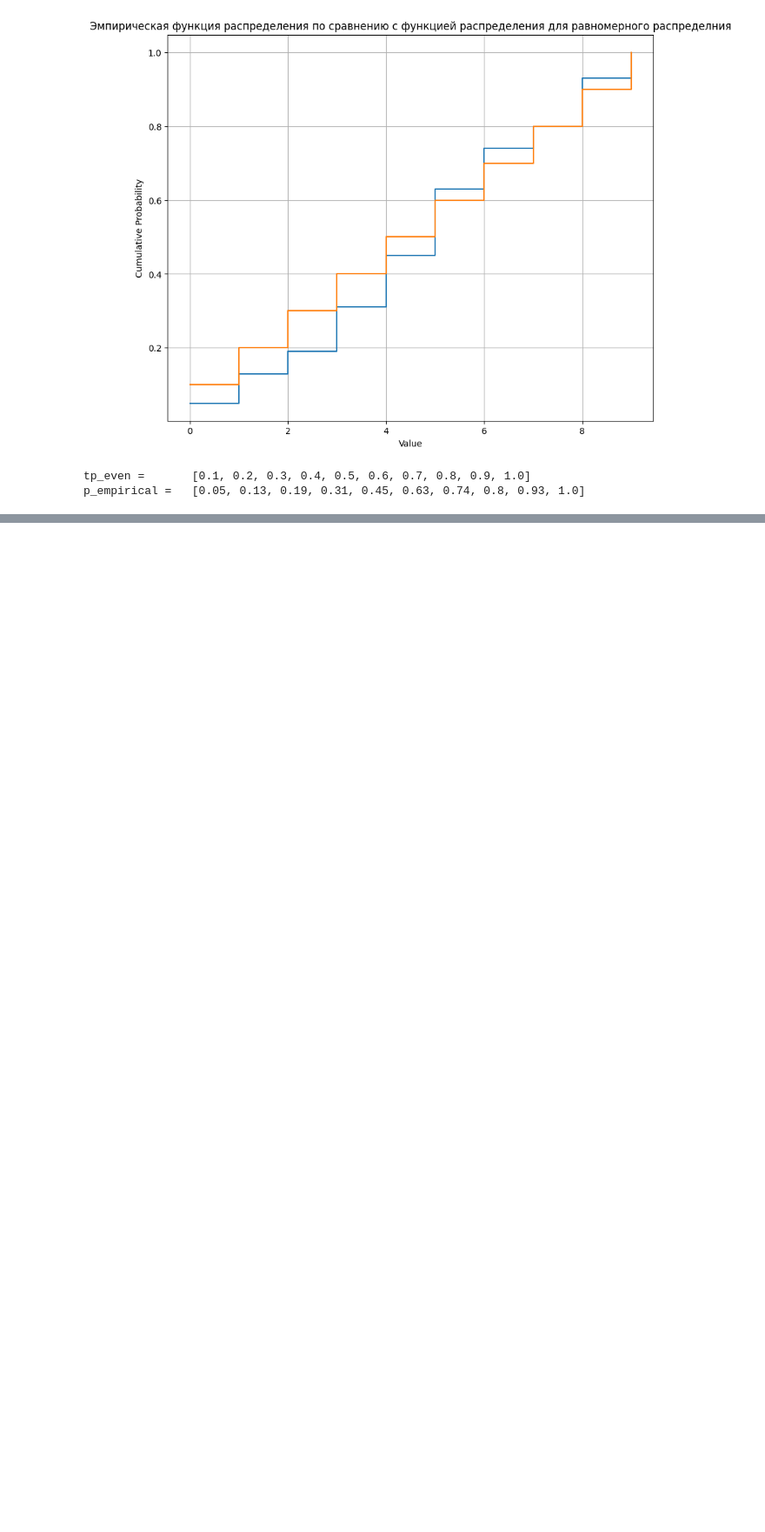
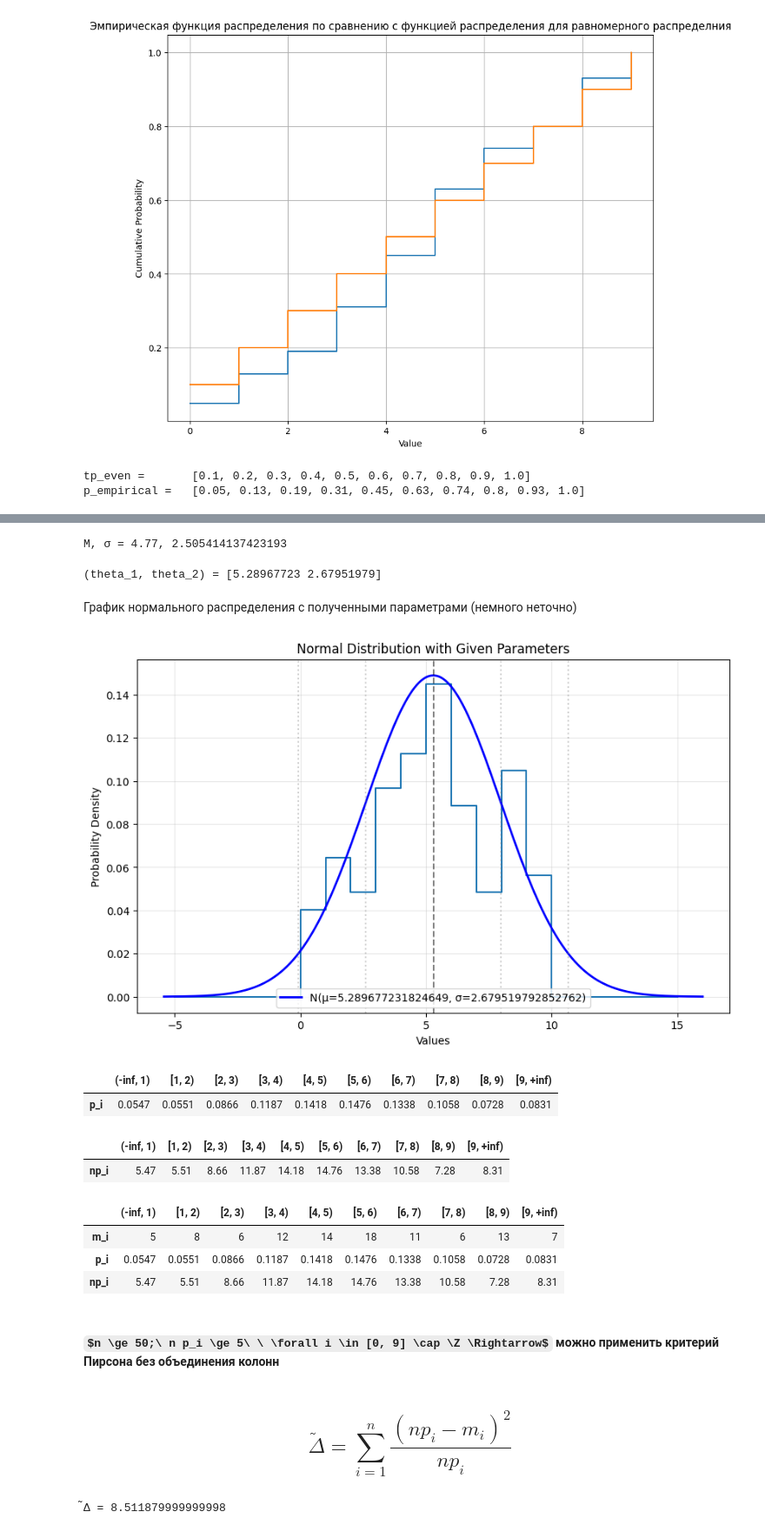
Before and after one commit to H0p1ty/MIPT_DAFE_Sem4_MathematicalStatistics, a Jupyter notebook: tasks/T10.ipynb, the cells around one changed output, grey strips where cells are left out. Shown: that part at 87% size. Cells and saved outputs as stored; diff of their text form; code cells hidden in the pictures; some formulas as TeX source; blank space fills up the shorter version.

```diff
--- a/tasks/T10.ipynb
+++ b/tasks/T10.ipynb
@@ -77,0 +112,6 @@ P(K > 2.1) = 0.0002954967204631142
+# %%
+columns = ["(-inf, 1)", "[1, 2)", "[2, 3)", "[3, 4)", "[4, 5)", "[5, 6)", "[6, 7)", "[7, 8)", "[8, 9)", "[9, +inf)"]
+index = pd.Index(["m_i"])
+data_df = pd.DataFrame(columns=columns, index=index)
+data_df.loc["m_i", :] = np.array([5, 8, 6, 12, 14, 18, 11, 6, 13, 7])
+data_df
@@ -77,0 +187,72 @@ P(K > 2.1) = 0.0002954967204631142
+# %%
+num_data = np.array([i for i in range(0, 9+1) for _ in range(data_df.loc["m_i", columns[i]])])
+M = num_data.mean()
+std = num_data.std()
+
+print(f"M, \u03C3 = {M}, {std}")
+# %% [output]
+M, σ = 4.77, 2.505414137423193
+# %%
+res = scipy.optimize.minimize(negative_lnL_m, x0=[M, std])
+print(f"(theta_1, theta_2) = {res.x}")
+# %% [output]
+(theta_1, theta_2) = [5.28967723 2.67951979]
+# %% [markdown]
+График нормального распределения с полученными параметрами (немного неточно)
+# %%
+mu = res.x[0]
+sigma = res.x[1]
+
+x = np.linspace(mu - 4*sigma, mu + 4*sigma, 1000)
+
+pdf = norm.pdf(x, mu, sigma)
+plt.figure(figsize=(10, 6))
+plt.step([-5] + [i for i in range(0, 9+1)] + [10, 15], [0] + list(data_df.loc["m_i", :]/max(data_df.loc["m_i", :])*0.145) + [0, 0], where='post')
+plt.plot(x, pdf, 'b-', linewidth=2, label=f'N(μ={mu}, σ={sigma})')
+
+plt.title('Normal Distribution with Given Parameters')
+plt.xlabel('Values')
+plt.ylabel('Probability Density')
+plt.legend()
+plt.grid(True, alpha=0.3)
+
+# Add vertical line at mean and ±σ intervals
+plt.axvline(mu, color='k', linestyle='--', alpha=0.5)
+for n in [-2, -1, 1, 2]:
+    plt.axvline(mu + n*sigma, color='gray', linestyle=':', alpha=0.4)
+# %% [output]
+[figure, added]
+# %%
+p_i_df = pd.DataFrame(columns=columns, index=pd.Index(["p_i"]))
+p_i_df.loc["p_i", :] = np.array([round(float(p_m(m, mu, sigma)), ndigits=4) for m in range(0, 9+1)])
+p_i_df
+# %% [output]
+|  | (-inf, 1) | [1, 2) | [2, 3) | [3, 4) | [4, 5) | [5, 6) | [6, 7) | [7, 8) | [8, 9) | [9, +inf) |
+| p_i | 0.0547 | 0.0551 | 0.0866 | 0.1187 | 0.1418 | 0.1476 | 0.1338 | 0.1058 | 0.0728 | 0.0831 |
+# %%
+n = 100
+np_i_df = pd.DataFrame(columns=columns, index=pd.Index(["np_i"]))
+np_i_df.loc["np_i", :] = np.array(p_i_df.loc["p_i", :]*n)
+np_i_df
+# %% [output]
+|  | (-inf, 1) | [1, 2) | [2, 3) | [3, 4) | [4, 5) | [5, 6) | [6, 7) | [7, 8) | [8, 9) | [9, +inf) |
+| np_i | 5.47 | 5.51 | 8.66 | 11.87 | 14.18 | 14.76 | 13.38 | 10.58 | 7.28 | 8.31 |
+# %%
+data_df.loc["p_i", :] = np.array([p_i_df.loc["p_i", :]])
+data_df.loc["np_i", :] = np.array([np_i_df.loc["np_i", :]])
+data_df
+# %% [output]
+|  | (-inf, 1) | [1, 2) | [2, 3) | [3, 4) | [4, 5) | [5, 6) | [6, 7) | [7, 8) | [8, 9) | [9, +inf) |
+| m_i | 5 | 8 | 6 | 12 | 14 | 18 | 11 | 6 | 13 | 7 |
+| p_i | 0.0547 | 0.0551 | 0.0866 | 0.1187 | 0.1418 | 0.1476 | 0.1338 | 0.1058 | 0.0728 | 0.0831 |
+| np_i | 5.47 | 5.51 | 8.66 | 11.87 | 14.18 | 14.76 | 13.38 | 10.58 | 7.28 | 8.31 |
+# %% [markdown]
+#### $n \ge 50;\ n p_i \ge 5\ \ \forall i \in [0, 9] \cap \Z \Rightarrow$ можно применить критерий Пирсона без объединения колонн
+# %% [markdown]
+## $$\widetilde{\Delta} = \displaystyle\sum_{i=1}^n \frac{(n p_i - m_i)^2}{n p_i}$$
+# %%
+delta = 0
+for i in range(0, 9+1): delta += (n*data_df.loc["p_i", columns[i]] - data_df.loc["m_i", columns[i]])**2 / (n*p)
+print(f"\u0303\u0394 = {delta}")
+# %% [output]
+̃Δ = 8.511879999999998
```
Also changed, not shown: parts of 44 cells of this notebook.
